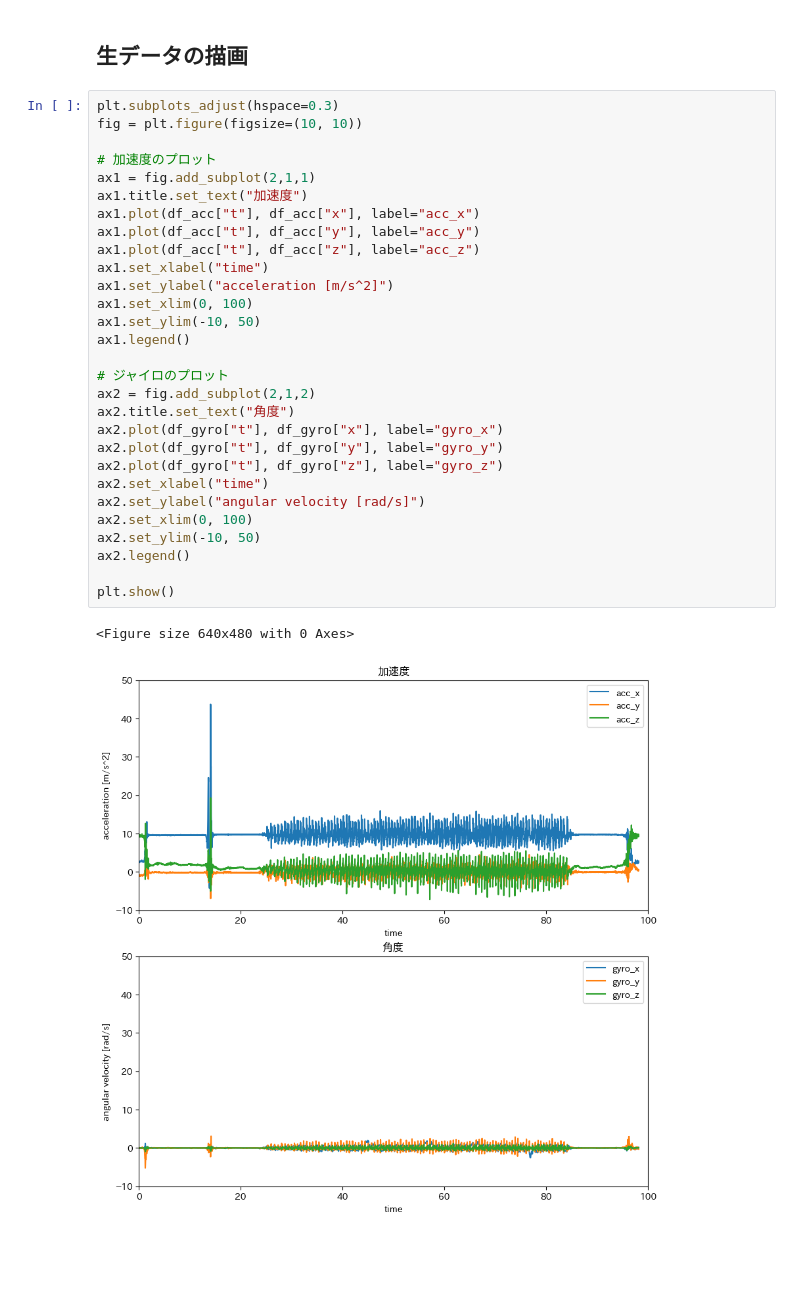
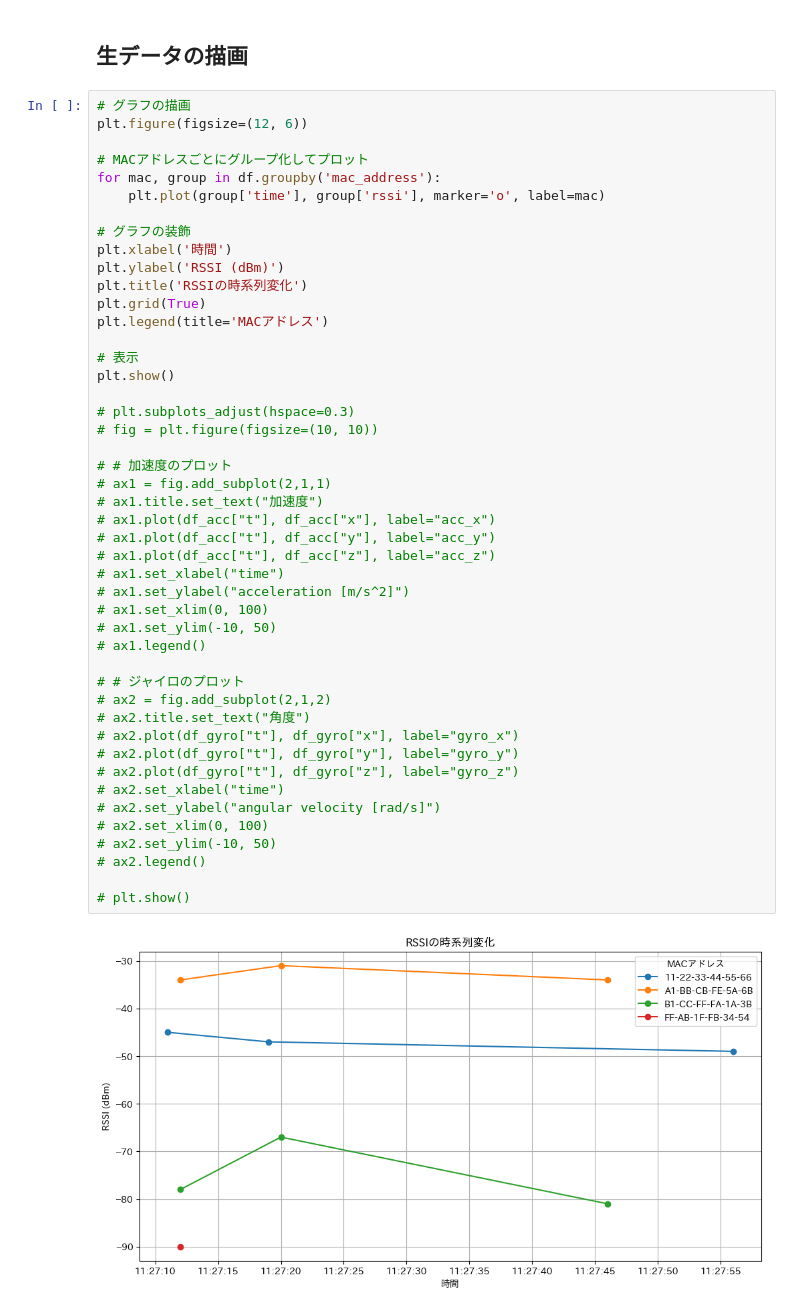
Before and after one commit to togawa427/ble-advertise-matplot, a Jupyter notebook: pandas/main.ipynb, the cells around one changed output. Drawn from its saved outputs; the diff is of its cells as text; blank space fills up the shorter version.

```diff
--- a/pandas/main.ipynb
+++ b/pandas/main.ipynb
@@ -55,34 +75,50 @@ shift_amount = window_pre * -1
 # %% [markdown]
 ## 生データの描画
 # %%
-plt.subplots_adjust(hspace=0.3)
-fig = plt.figure(figsize=(10, 10))
+# グラフの描画
+plt.figure(figsize=(12, 6))
 
-# 加速度のプロット
-ax1 = fig.add_subplot(2,1,1)
-ax1.title.set_text("加速度")
-ax1.plot(df_acc["t"], df_acc["x"], label="acc_x")
-ax1.plot(df_acc["t"], df_acc["y"], label="acc_y")
-ax1.plot(df_acc["t"], df_acc["z"], label="acc_z")
-ax1.set_xlabel("time")
-ax1.set_ylabel("acceleration [m/s^2]")
-ax1.set_xlim(0, 100)
-ax1.set_ylim(-10, 50)
-ax1.legend()
+# MACアドレスごとにグループ化してプロット
+for mac, group in df.groupby('mac_address'):
+    plt.plot(group['time'], group['rssi'], marker='o', label=mac)
 
-# ジャイロのプロット
-ax2 = fig.add_subplot(2,1,2)
-ax2.title.set_text("角度")
-ax2.plot(df_gyro["t"], df_gyro["x"], label="gyro_x")
-ax2.plot(df_gyro["t"], df_gyro["y"], label="gyro_y")
-ax2.plot(df_gyro["t"], df_gyro["z"], label="gyro_z")
-ax2.set_xlabel("time")
-ax2.set_ylabel("angular velocity [rad/s]")
-ax2.set_xlim(0, 100)
-ax2.set_ylim(-10, 50)
-ax2.legend()
+# グラフの装飾
+plt.xlabel('時間')
+plt.ylabel('RSSI (dBm)')
+plt.title('RSSIの時系列変化')
+plt.grid(True)
+plt.legend(title='MACアドレス')
 
+# 表示
 plt.show()
+
+# plt.subplots_adjust(hspace=0.3)
+# fig = plt.figure(figsize=(10, 10))
+
+# # 加速度のプロット
+# ax1 = fig.add_subplot(2,1,1)
+# ax1.title.set_text("加速度")
+# ax1.plot(df_acc["t"], df_acc["x"], label="acc_x")
+# ax1.plot(df_acc["t"], df_acc["y"], label="acc_y")
+# ax1.plot(df_acc["t"], df_acc["z"], label="acc_z")
+# ax1.set_xlabel("time")
+# ax1.set_ylabel("acceleration [m/s^2]")
+# ax1.set_xlim(0, 100)
+# ax1.set_ylim(-10, 50)
+# ax1.legend()
+
+# # ジャイロのプロット
+# ax2 = fig.add_subplot(2,1,2)
+# ax2.title.set_text("角度")
+# ax2.plot(df_gyro["t"], df_gyro["x"], label="gyro_x")
+# ax2.plot(df_gyro["t"], df_gyro["y"], label="gyro_y")
+# ax2.plot(df_gyro["t"], df_gyro["z"], label="gyro_z")
+# ax2.set_xlabel("time")
+# ax2.set_ylabel("angular velocity [rad/s]")
+# ax2.set_xlim(0, 100)
+# ax2.set_ylim(-10, 50)
+# ax2.legend()
+
+# plt.show()
 # %% [output]
-<Figure size 640x480 with 0 Axes>
-[figure, old version]
+[figure, new version]
```
Also changed, not shown: parts of 7 cells of this notebook, 1 other file.
